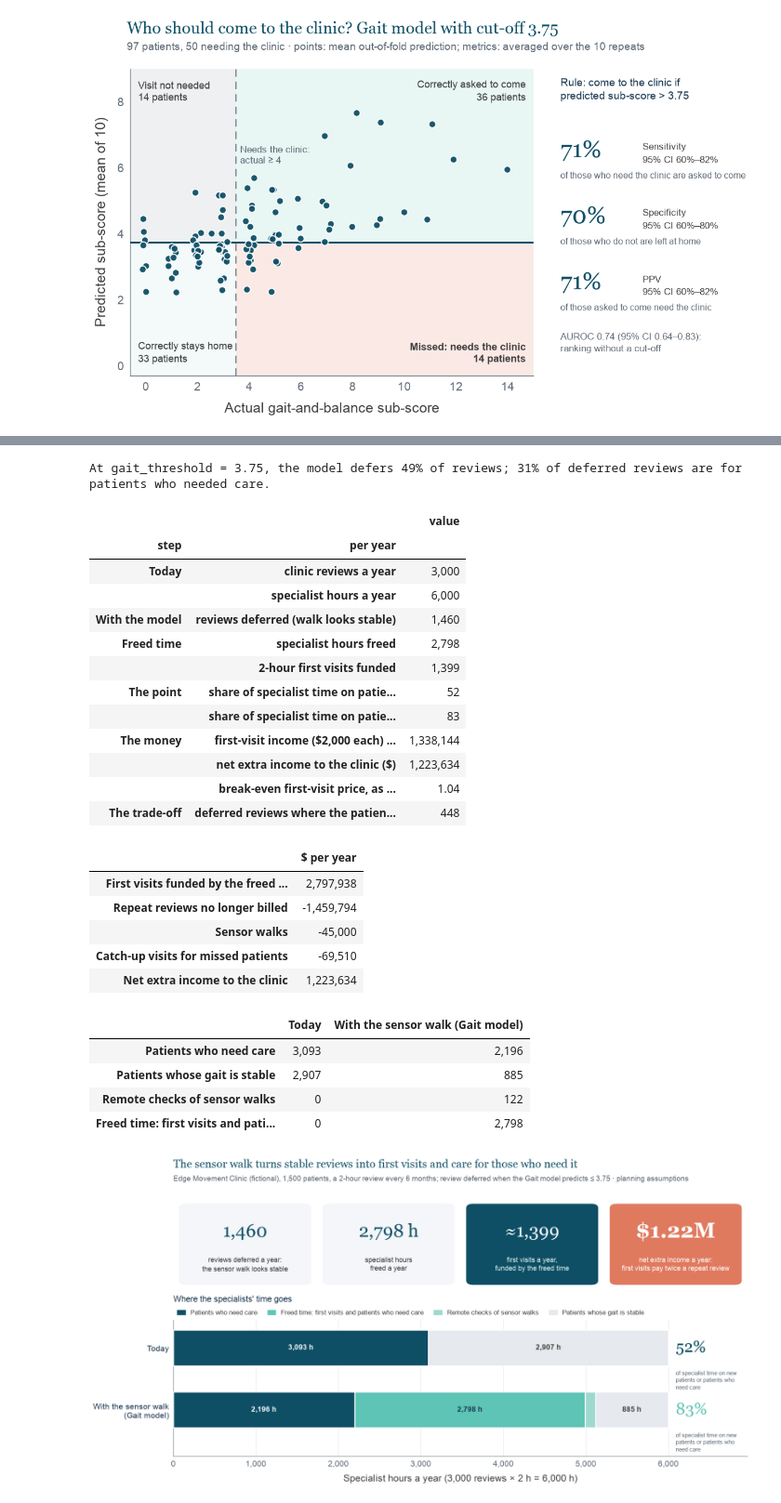
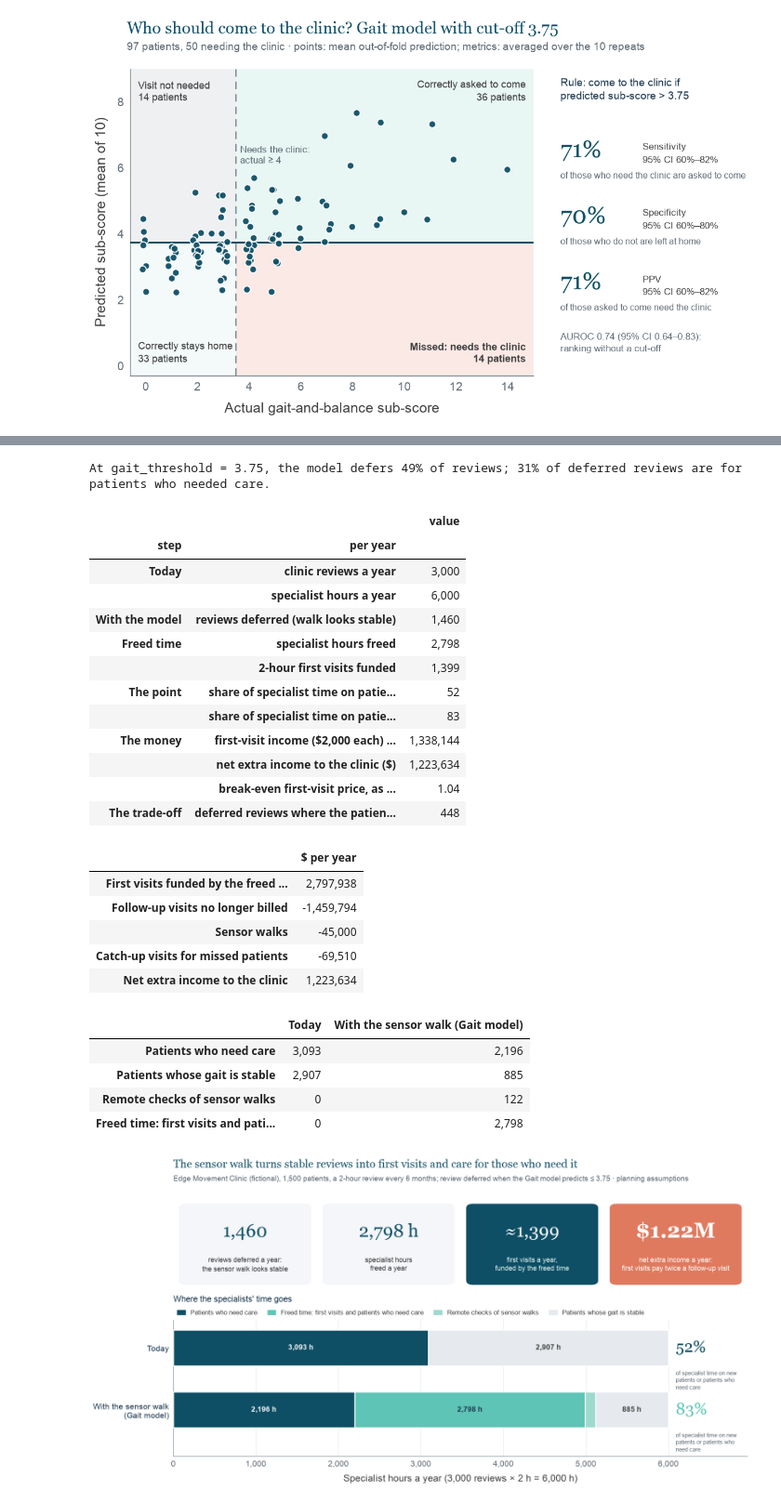
Before and after one commit to aajala3/edge-clinic-gait-model, a Jupyter notebook: gait_model.ipynb, the cells around one changed output, grey strips where cells are left out. Shown at 93% size. Drawn from its saved outputs; the diff is of its cells as text; code cells hidden in the pictures.

Commit message:
Rename 'repeat review' to 'follow-up visit' in the pricing (first visit vs follow-up visit)
Co-Authored-By: Claude Opus 5.5 <noreply@anthropic.com>

```diff
--- a/gait_model.ipynb
+++ b/gait_model.ipynb
@@ -964,8 +964,8 @@ PATIENTS = 1500               # patients under follow-up, each reviewed every 6
 REVIEW_MIN = 120              # length of a clinic review (minutes): 2 hours
 REMOTE_CHECK_MIN = 5          # clinician time to check a deferred patient's sensor walk (minutes)
 SPECIALIST_RATE = 500         # $ per specialist hour
-REPEAT_REVIEW_PRICE = SPECIALIST_RATE * REVIEW_MIN / 60    # $ billed per repeat review (2 h): $1,000
-FIRST_VISIT_PRICE = 2 * REPEAT_REVIEW_PRICE               # $ billed per first visit: twice a repeat review
+FOLLOWUP_VISIT_PRICE = SPECIALIST_RATE * REVIEW_MIN / 60    # $ billed per follow-up visit (2 h): $1,000
+FIRST_VISIT_PRICE = 2 * FOLLOWUP_VISIT_PRICE               # $ billed per first visit: twice a follow-up visit
 SENSOR_WALK_COST = 15           # $ per sensor walk (sensor kit, postage, data)
 CATCHUP_SHARE = 0.5           # share of missed patients who come back for an unplanned visit
 CATCHUP_COST = 310            # $ per unplanned visit
@@ -1002,12 +1002,12 @@ need_share_model = (hours.loc[["Patients who need care", "Freed time: first visi
 
 money = pd.Series({
     "First visits funded by the freed time": first_visits * FIRST_VISIT_PRICE,
-    "Repeat reviews no longer billed": -deferred * REPEAT_REVIEW_PRICE,
+    "Follow-up visits no longer billed": -deferred * FOLLOWUP_VISIT_PRICE,
     "Sensor walks": -reviews * SENSOR_WALK_COST,
     "Catch-up visits for missed patients": -missed * CATCHUP_SHARE * CATCHUP_COST,
 }, name="$ per year")
 money["Net extra income to the clinic"] = money.sum()
-break_even = deferred / first_visits                           # first-visit price / repeat-review price to break even
+break_even = deferred / first_visits                           # first-visit price / follow-up-visit price to break even
 
 story = pd.DataFrame([
     ("Today", "clinic reviews a year", reviews),
@@ -1017,38 +1017,38 @@ story = pd.DataFrame([
     ("Freed time", "2-hour first visits funded", first_visits),
     ("The point", "share of specialist time on patients who need care, today (%)", 100 * need_share_today),
     ("The point", "share of specialist time on patients who need care, with the model (%)", 100 * need_share_model),
-    ("The money", f"first-visit income (${FIRST_VISIT_PRICE:,.0f} each) less repeat reviews no longer billed "
-                  f"(${REPEAT_REVIEW_PRICE:,.0f} each) ($)", money.iloc[0] + money.iloc[1]),
+    ("The money", f"first-visit income (${FIRST_VISIT_PRICE:,.0f} each) less follow-up visits no longer billed "
+                  f"(${FOLLOWUP_VISIT_PRICE:,.0f} each) ($)", money.iloc[0] + money.iloc[1]),
     ("The money", "net extra income to the clinic ($)", money["Net extra income to the clinic"]),
-    ("The money", "break-even first-visit price, as a multiple of a repeat review", break_even),
+    ("The money", "break-even first-visit price, as a multiple of a follow-up visit", break_even),
     ("The trade-off", "deferred reviews where the patient needed care", missed),
 ], columns=["step", "per year", "value"]).set_index(["step", "per year"])
 story.to_csv(paths.TABLES_DIR / "gc_impact.csv")
 money.to_csv(paths.TABLES_DIR / "gc_impact_money.csv")
 hours.to_csv(paths.TABLES_DIR / "gc_impact_hours.csv")
 print(f"At gait_threshold = {gait_threshold}, the model defers {share_deferred:.0%} of reviews; "
       f"{share_missed / share_deferred:.0%} of deferred reviews are for patients who needed care.")
 display(story.style.format(lambda v: f"{v:,.2f}" if abs(v) < 10 else f"{v:,.0f}"))
 display(money.round(0).astype(int).to_frame().style.format("{:,}"))
 hours.round(0).astype(int).style.format("{:,}")
 # %% [output]
 At gait_threshold = 3.75, the model defers 49% of reviews; 31% of deferred reviews are for patients who needed care.
 |  |  | value |
 | step | per year |  |
 | Today | clinic reviews a year | 3,000 |
 |  | specialist hours a year | 6,000 |
 | With the model | reviews deferred (walk looks stable) | 1,460 |
 | Freed time | specialist hours freed | 2,798 |
 |  | 2-hour first visits funded | 1,399 |
 | The point | share of specialist time on patie... | 52 |
 |  | share of specialist time on patie... | 83 |
 | The money | first-visit income ($2,000 each) ... | 1,338,144 |
 |  | net extra income to the clinic ($) | 1,223,634 |
 |  | break-even first-visit price, as ... | 1.04 |
 | The trade-off | deferred reviews where the patien... | 448 |
 |  | $ per year |
 | First visits funded by the freed ... | 2,797,938 |
-| Repeat reviews no longer billed | -1,459,794 |
+| Follow-up visits no longer billed | -1,459,794 |
 | Sensor walks | -45,000 |
 | Catch-up visits for missed patients | -69,510 |
 | Net extra income to the clinic | 1,223,634 |
```
Also changed, not shown: parts of 3 cells of this notebook, 29 other files.
